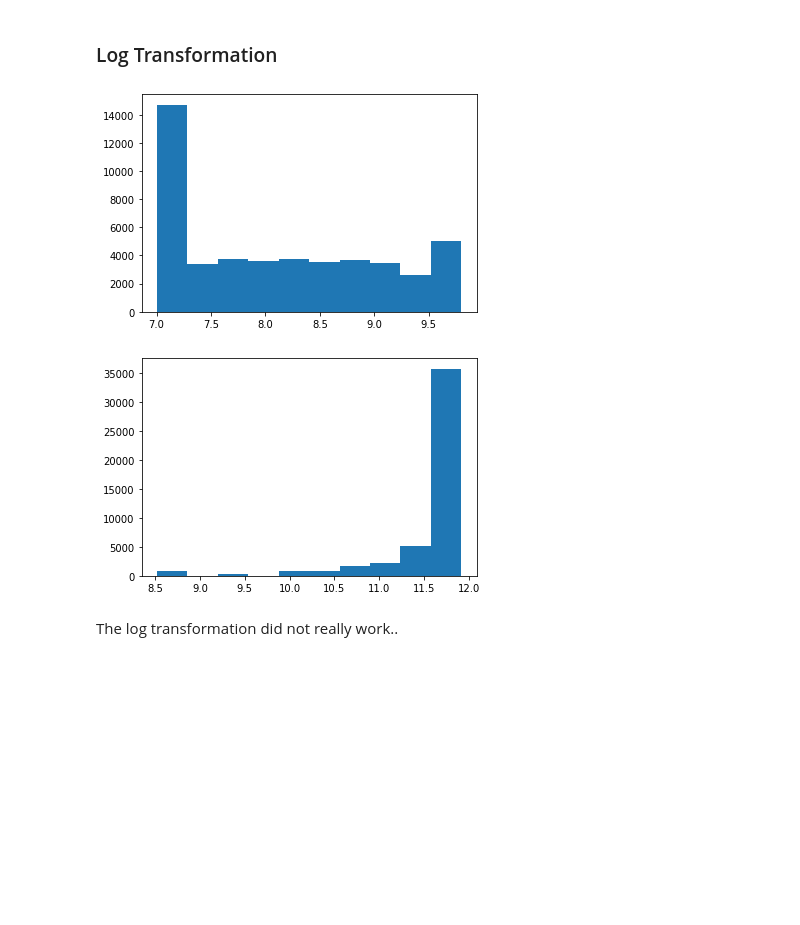
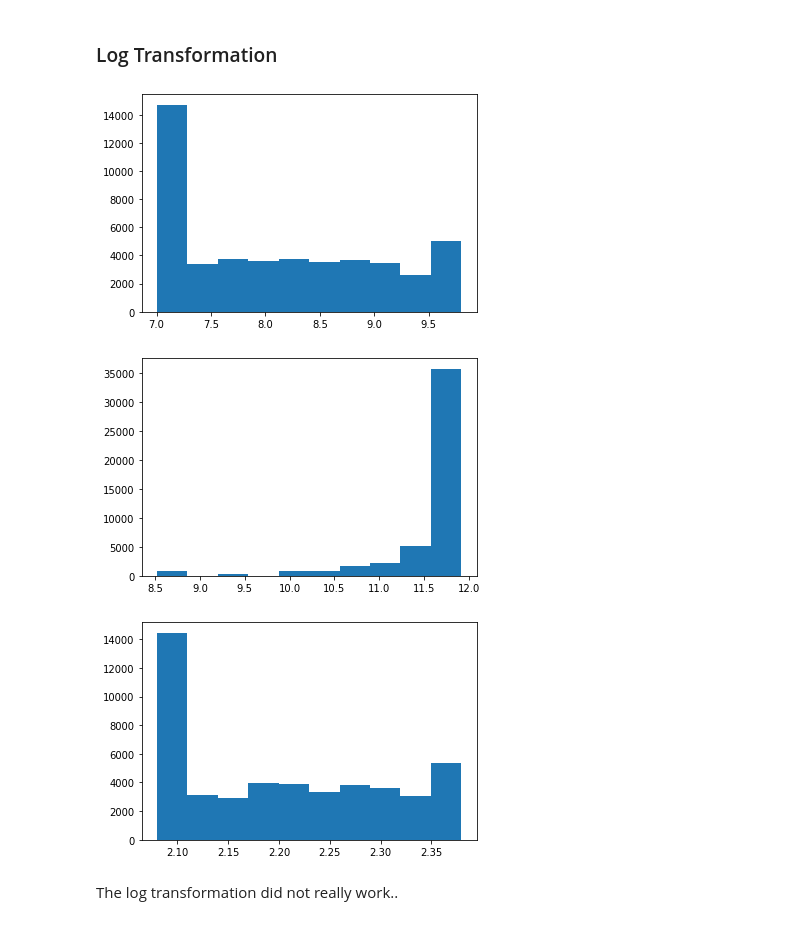
Before and after one commit to basmarad/UsedCarPrices, a Jupyter notebook: ProjectI_UsedCar_Craigslist.ipynb, the cells around one changed output. Cells and saved outputs as stored; diff of their text form; code cells hidden in the pictures; blank space fills up the shorter version.

```diff
--- a/ProjectI_UsedCar_Craigslist.ipynb
+++ b/ProjectI_UsedCar_Craigslist.ipynb
@@ -475,20 +484,24 @@ Based on the pairplot, both the 'price_dollars' and 'odometer_km' don't display
 # %%
 from scipy.stats import boxcox
 from matplotlib import pyplot
 #Both price_dollars and odometer_km
 autos_imp2 = autos_imp.copy()
 autos_imp2['price_dollars'] = np.log(autos_imp2['price_dollars'])
 autos_imp2['odometer_km'] = np.log(autos_imp2['odometer_km'])
 
 
 pyplot.hist(autos_imp2['price_dollars'])
 pyplot.show()
 
 pyplot.hist(autos_imp2['odometer_km'])
 pyplot.show()
+
+pyplot.hist(np.log1p(autos_imp2['price_dollars']))# same thing as np.log
+pyplot.show()
 # %% [output]
 [figure]
 [figure]
+[figure, added]
 # %% [markdown]
  The log transformation did not really work..
 # %% [markdown]
```
Also changed, not shown: parts of 50 cells of this notebook.
